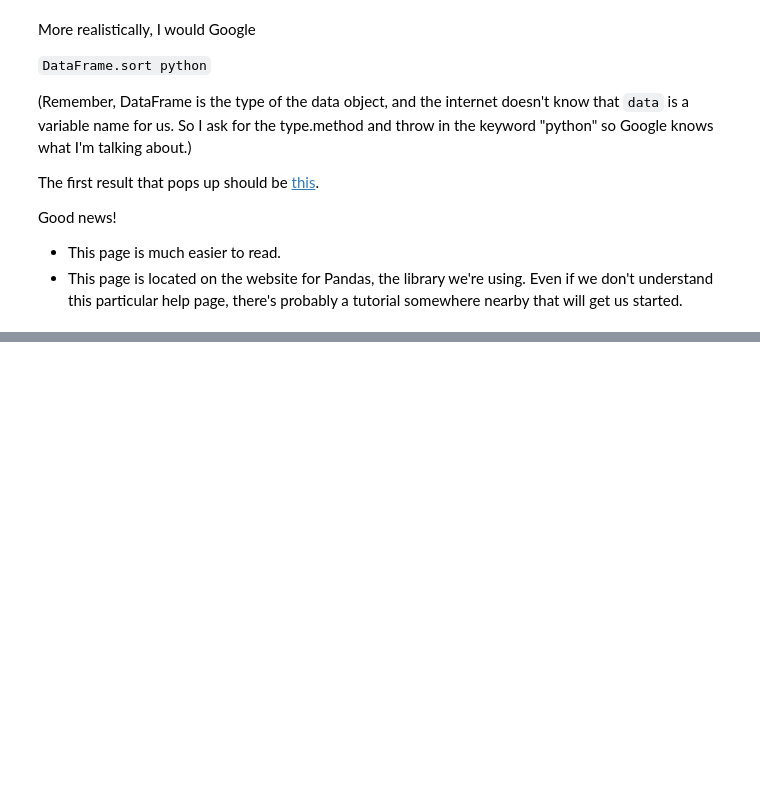
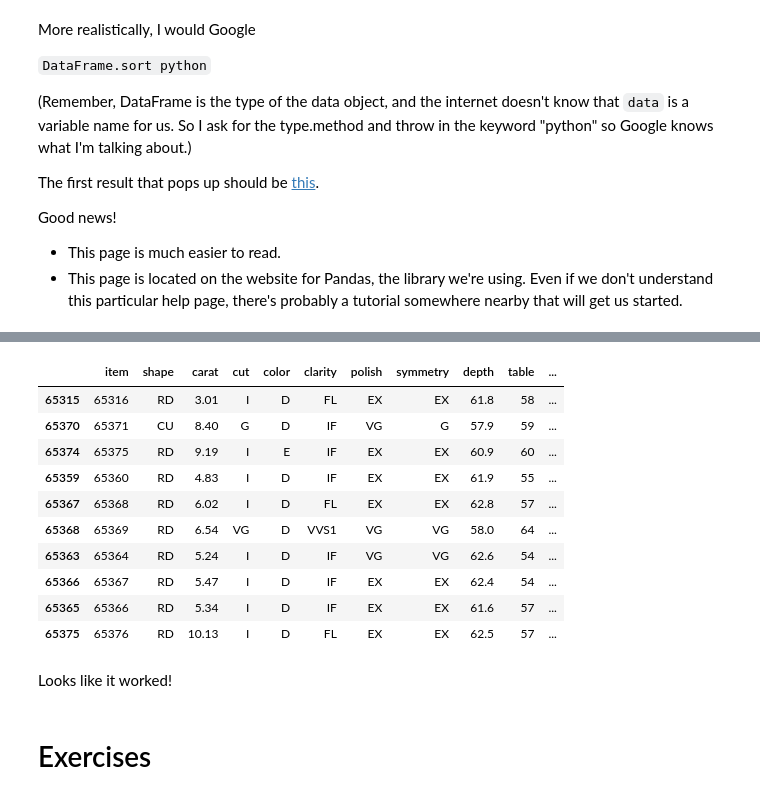
Before and after one commit to jmxpearson/DIBS_materials, a Jupyter notebook: python/Basic Data Analysis.ipynb, the cells around one changed output, grey strips where cells are left out. Saved outputs shown, nothing was run; the diff lists cells and outputs as text; code cells hidden in the pictures; blank space fills up the shorter version.

```diff
--- a/python/Basic Data Analysis.ipynb
+++ b/python/Basic Data Analysis.ipynb
@@ -199,0 +220,18 @@ Good news!
+# %%
+data_sorted.tail(10)
+# %% [output]
+|  | item | shape | carat | cut | color | clarity | polish | symmetry | depth | table | ... |
+| 65315 | 65316 | RD | 3.01 | I | D | FL | EX | EX | 61.8 | 58 | ... |
+| 65370 | 65371 | CU | 8.40 | G | D | IF | VG | G | 57.9 | 59 | ... |
+| 65374 | 65375 | RD | 9.19 | I | E | IF | EX | EX | 60.9 | 60 | ... |
+| 65359 | 65360 | RD | 4.83 | I | D | IF | EX | EX | 61.9 | 55 | ... |
+| 65367 | 65368 | RD | 6.02 | I | D | FL | EX | EX | 62.8 | 57 | ... |
+| 65368 | 65369 | RD | 6.54 | VG | D | VVS1 | VG | VG | 58.0 | 64 | ... |
+| 65363 | 65364 | RD | 5.24 | I | D | IF | VG | VG | 62.6 | 54 | ... |
+| 65366 | 65367 | RD | 5.47 | I | D | IF | EX | EX | 62.4 | 54 | ... |
+| 65365 | 65366 | RD | 5.34 | I | D | IF | EX | EX | 61.6 | 57 | ... |
+| 65375 | 65376 | RD | 10.13 | I | D | FL | EX | EX | 62.5 | 57 | ... |
+# %% [markdown]
+Looks like it worked!
+# %% [markdown]
+# Exercises
```
Also changed, not shown: parts of 9 cells of this notebook.
